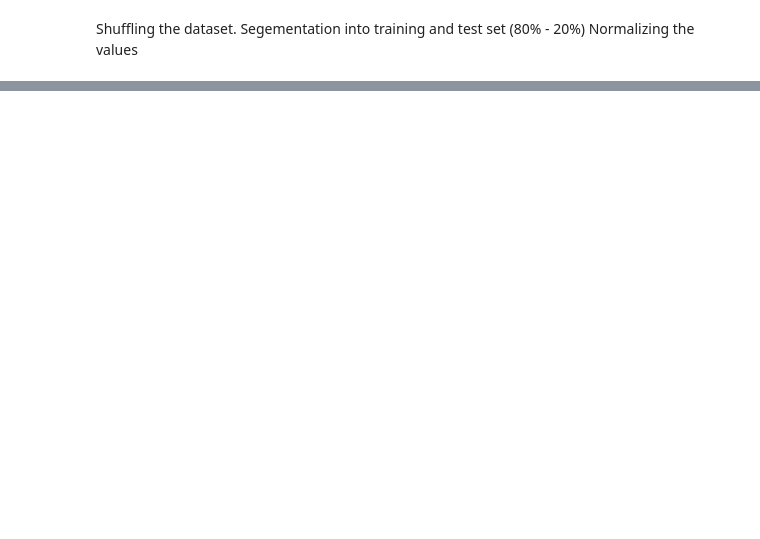
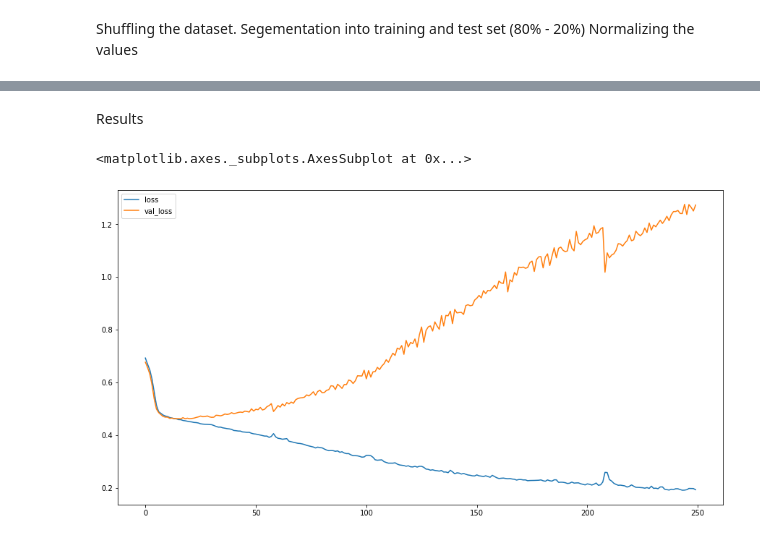
Before and after one commit to MilanBinsMathew/Software-Defect-Prediction, a Jupyter notebook: Software_Defect_Prediction.ipynb, the cells around one changed output, grey strips where cells are left out. Saved outputs shown, nothing was run; the diff lists cells and outputs as text; code cells hidden in the pictures; blank space fills up the shorter version.

Commit message:
Keras Model Used for better results

```diff
--- a/Software_Defect_Prediction.ipynb
+++ b/Software_Defect_Prediction.ipynb
@@ -42,25 +29,13 @@ Normalizing the values
 # %%
 df = df.sample(frac = 1)
 rng = np.random.RandomState()
-
+df = df.head(1000)
 train = df.sample(frac=0.8, random_state=rng)
 test = df.loc[~df.index.isin(train.index)]
 
-train_X = train.copy()
-train_Y = train_X.pop('defects')
+train_X = train.drop('defects',axis=1).values
+train_Y = train['defects'].values
 
 
-test_X = test.copy()
-test_Y = test_X.pop('defects')
-train_Y = pd.Series.to_frame(train_Y)
-train_Y = train_Y.T
-test_Y = pd.Series.to_frame(test_Y)
-test_Y = test_Y.T
-train_X = train_X.T
-test_X = test_X.T
-
-train_X = (train_X - train_X.mean())/train_X.std()
-test_X = (test_X - test_X.mean())/test_X.std()
-
-
-print(train_X)
+test_X = test.drop('defects',axis=1).values
+test_Y = test['defects'].values
@@ -247,0 +44,5 @@ Test Accuracy: 1.0
+# %%
+from sklearn.preprocessing import StandardScaler
+scaler = StandardScaler()
+train_X = scaler.fit_transform(train_X.astype(np.float))
+test_X = scaler.fit_transform(test_X.astype(float))
@@ -247,0 +55,10 @@ Test Accuracy: 1.0
+# %%
+model = Sequential()
+model.add(Dense(21,activation = 'relu'))
+model.add(Dense(42,activation = 'relu'))
+model.add(Dense(16,activation = 'relu'))
+model.add(Dense(8,activation = 'relu'))
+model.add(Dense(4,activation = 'relu'))
+model.add(Dense(1,activation = 'sigmoid'))
+
+model.compile(optimizer = 'Adam', loss='binary_crossentropy')
@@ -247,0 +67,3 @@ Test Accuracy: 1.0
+# %%
+model.fit(x = train_X, y = train_Y, validation_data =(test_X,test_Y), batch_size = 64, epochs=250)
+model.summary()
@@ -247,0 +88,8 @@ Test Accuracy: 1.0
+# %% [markdown]
+Results
+# %%
+loss_df = pd.DataFrame(model.history.history)
+loss_df.plot(figsize=(15,8))
+# %% [output]
+<matplotlib.axes._subplots.AxesSubplot at 0x...>
+[figure, added]
```
Also changed, not shown: parts of 24 cells of this notebook.
